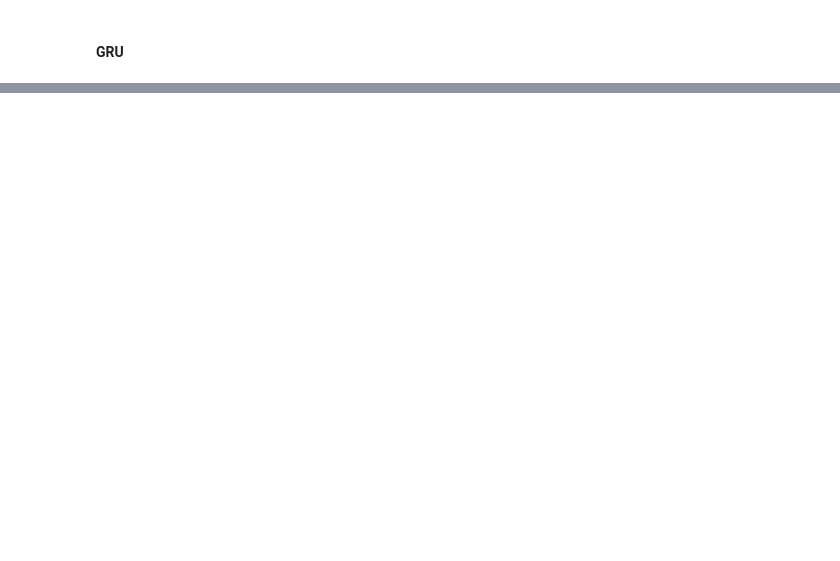
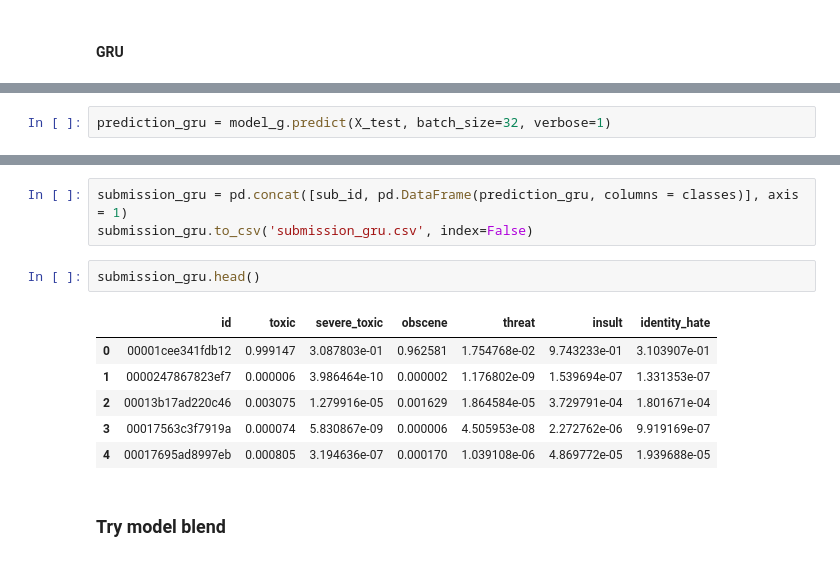
Before and after one commit to kevinTao83/Toxic_Comment_Classification, a Jupyter notebook: Toxic-comment-classification.ipynb, the cells around one changed output, grey strips where cells are left out. Cells and saved outputs as stored; diff of their text form; blank space fills up the shorter version.

```diff
--- a/Toxic-comment-classification.ipynb
+++ b/Toxic-comment-classification.ipynb
@@ -418,0 +656,2 @@ plt.show()
+# %%
+prediction_gru = model_g.predict(X_test, batch_size=32, verbose=1)
@@ -418,0 +660,14 @@ plt.show()
+# %%
+submission_gru = pd.concat([sub_id, pd.DataFrame(prediction_gru, columns = classes)], axis = 1)
+submission_gru.to_csv('submission_gru.csv', index=False)
+# %%
+submission_gru.head()
+# %% [output]
+|  | id | toxic | severe_toxic | obscene | threat | insult | identity_hate |
+| 0 | 00001cee341fdb12 | 0.999147 | 3.087803e-01 | 0.962581 | 1.754768e-02 | 9.743233e-01 | 3.103907e-01 |
+| 1 | 0000247867823ef7 | 0.000006 | 3.986464e-10 | 0.000002 | 1.176802e-09 | 1.539694e-07 | 1.331353e-07 |
+| 2 | 00013b17ad220c46 | 0.003075 | 1.279916e-05 | 0.001629 | 1.864584e-05 | 3.729791e-04 | 1.801671e-04 |
+| 3 | 00017563c3f7919a | 0.000074 | 5.830867e-09 | 0.000006 | 4.505953e-08 | 2.272762e-06 | 9.919169e-07 |
+| 4 | 00017695ad8997eb | 0.000805 | 3.194636e-07 | 0.000170 | 1.039108e-06 | 4.869772e-05 | 1.939688e-05 |
+# %% [markdown]
+### Try model blend
```
Also changed, not shown: parts of 29 cells of this notebook.
